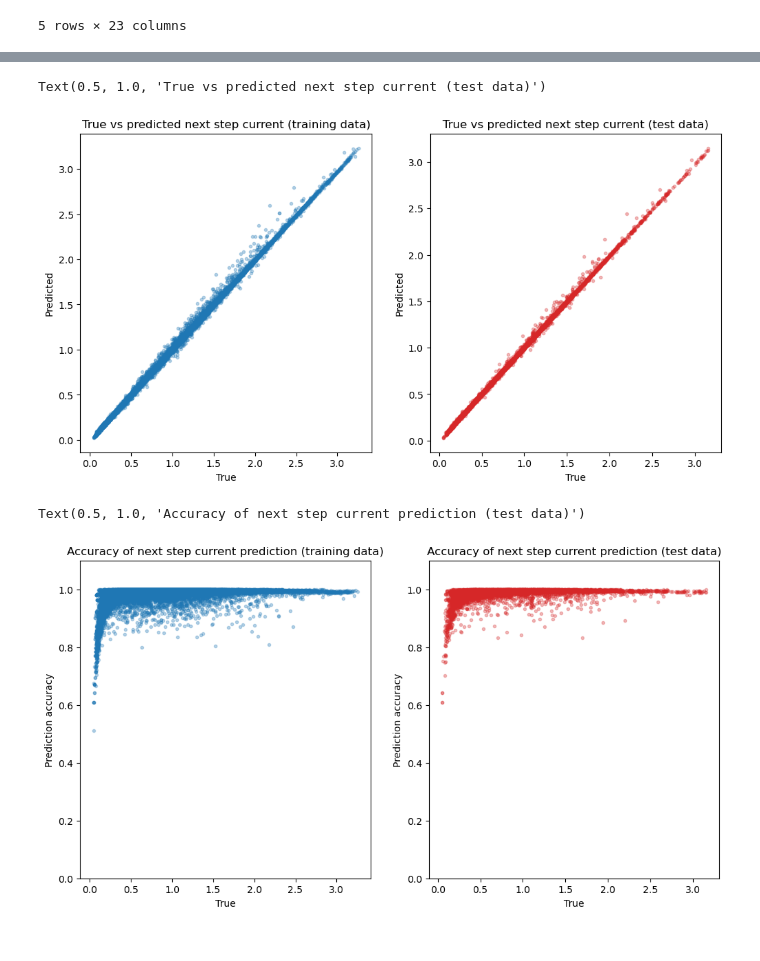
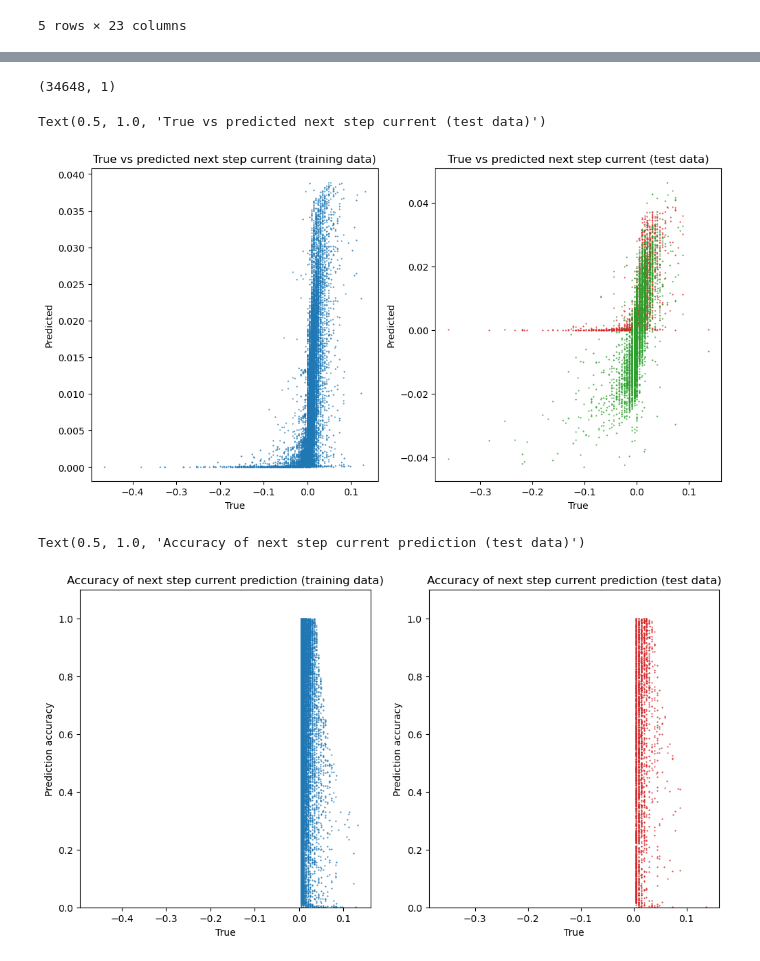
Before and after one commit to Quanta-Dan/Machine_Learning, a Jupyter notebook: neural_single_step.ipynb, the cells around one changed output, grey strips where cells are left out. Drawn from its saved outputs; the diff is of its cells as text; code cells hidden in the pictures.

```diff
--- a/neural_single_step.ipynb
+++ b/neural_single_step.ipynb
@@ -127,18 +183,20 @@ def create_nn(dropout_rate=0.5):
     # Dense layers
     #layers_norm = keras.layers.BatchNormalization()(inputs)
     dropout_layer = False
-    params_per_layer = 4
-    number_of_layers = 2
+    params_per_layer = 20
+    number_of_layers = 3
+
     for i in range(number_of_layers):
         x = keras.layers.Dense(params_per_layer, 'linear')(x)
         if dropout_layer:
             x = keras.layers.Dropout(rate=dropout_rate)(x)
-
-
-
+    x = keras.layers.Dense(params_per_layer, 'sigmoid')(x)
+    x = keras.layers.Dense(params_per_layer*3, 'exponential')(x)
+    x = keras.layers.Dense(params_per_layer, 'linear')(x)
+    # x = keras.layers.Dense(params_per_layer, 'exponential')(x)
     # Parameter layer
     # layers_norm = keras.layers.LayerNormalization()(layers_dense2)
-    output = keras.layers.Dense(y_train.shape[1], activation = 'linear')(x)
+    output = keras.layers.Dense(y_train.shape[1], activation = 'exponential')(x)
     # Expand parameters to have same shape as y_true
     # expanded_parameters = keras.layers.RepeatVector(points)(parameters)
 
@@ -146,9 +204,9 @@ def create_nn(dropout_rate=0.5):
     return keras.Model(inputs=inputs, outputs=output, name="current_function_prediction")
 # %%
 if load:
-    model = keras.models.load_model(model_path, custom_objects={'custom_loss':custom_loss})
+    model = keras.models.load_model(model_path)
 else:
-    model = create_nn(dropout_rate=0.1)
+    model = create_nn(dropout_rate=0)
 
 model.summary()
 # %% [output]
@@ -173,12 +231,13 @@ _________________________________________________________________
 def compile_model(model):
     sgd = keras.optimizers.RMSprop(clipnorm=5)
     model.compile(optimizer='adam', #'sgd'
-                  loss='mse'
+                  loss= 'mse', #'mean_absolute_error'  #'mse'
+                  metrics=['R2Score']
                   )
 
 
 
-number_of_epochs = 100
+number_of_epochs = 200
 
 
 
@@ -187,7 +246,7 @@ earlystopper = keras.callbacks.EarlyStopping(monitor="val_loss",baseline = 1, pa
 reduce_lr = keras.callbacks.ReduceLROnPlateau(monitor='loss',
                               factor=0.5,
                               patience=5,
-                              min_lr=1e-8)
+                              min_lr=1e-4)
 compile_model(model)
 
 import seaborn as sns
@@ -208,6 +269,6 @@ def plot_history(history, metrics, y_lim):
 # %%
 history = model.fit(X_train, y_train,
-                    batch_size=32,
+                    batch_size=1024,
                     epochs=number_of_epochs,
                     validation_data = (X_val,y_val),
                     callbacks=[earlystopper
@@ -260,38 +326,42 @@ y_test_prediction = model.predict(X_test)
+# %%
+y_train.shape
+# %% [output]
+(34648, 1)
 # %%
 plt.figure(figsize=(12, 6))
 
 
 plt.subplot(1, 2, 1)
-plt.plot(y_train, y_train_prediction, '.', color = 'C0', alpha = 0.3, )
+plt.plot(y_train, y_train_prediction, '.', color = 'C0',markersize=1,  alpha = 1, )
 # plt.legend()
     # plt.ylim(-1,1)
 plt.xlabel('True')
 plt.ylabel('Predicted')
 plt.title('True vs predicted next step current (training data)')
 
 
 
 
 
 plt.subplot(1, 2, 2)
 
-plt.plot(y_test,y_test_prediction, '.', color = 'C3', alpha = 0.3, )
-
+plt.plot(y_test,y_test_prediction, '.', color = 'C3', markersize=1, alpha = 1, )
+plt.plot(y_test,ridgecv_pred, '.', color = 'C2', markersize=1, alpha = 1, )
 #plt.legend()
 # plt.ylim(-1,1)
 plt.xlabel('True')
 plt.ylabel('Predicted')
 plt.title('True vs predicted next step current (test data)')
 # plt.savefig(f"{folder_path}/performance.png")
 # %% [output]
 Text(0.5, 1.0, 'True vs predicted next step current (test data)')
-[figure, old version]
+[figure, new version]
 # %%
 plt.figure(figsize=(12, 6))
 
 
 plt.subplot(1, 2, 1)
-plt.plot(y_train, 1-np.abs(y_train_prediction-y_train)/y_train, '.', color = 'C0', alpha = 0.3, )
+plt.plot(y_train, 1-np.abs(y_train_prediction-y_train)/y_train, '.', color = 'C0', markersize=1, alpha = 1, )
 # plt.legend()
 plt.ylim(0,1.1)
 plt.xlabel('True')
@@ -304,7 +374,7 @@ plt.title('Accuracy of next step current prediction (training data)')
 
 plt.subplot(1, 2, 2)
 
-plt.plot(y_test,1-np.abs(y_test_prediction-y_test)/y_test, '.', color = 'C3', alpha = 0.3, )
+plt.plot(y_test,1-np.abs(y_test_prediction-y_test)/y_test, '.', color = 'C3', markersize=1, alpha = 1, )
 
 #plt.legend()
 plt.ylim(0,1.1)
@@ -314,4 +384,4 @@ plt.title('Accuracy of next step current prediction (test data)')
 # plt.savefig(f"{folder_path}/performance.png")
 # %% [output]
 Text(0.5, 1.0, 'Accuracy of next step current prediction (test data)')
-[figure, old version]
+[figure, new version]
```
Also changed, not shown: parts of 22 cells of this notebook, 13 other files.
